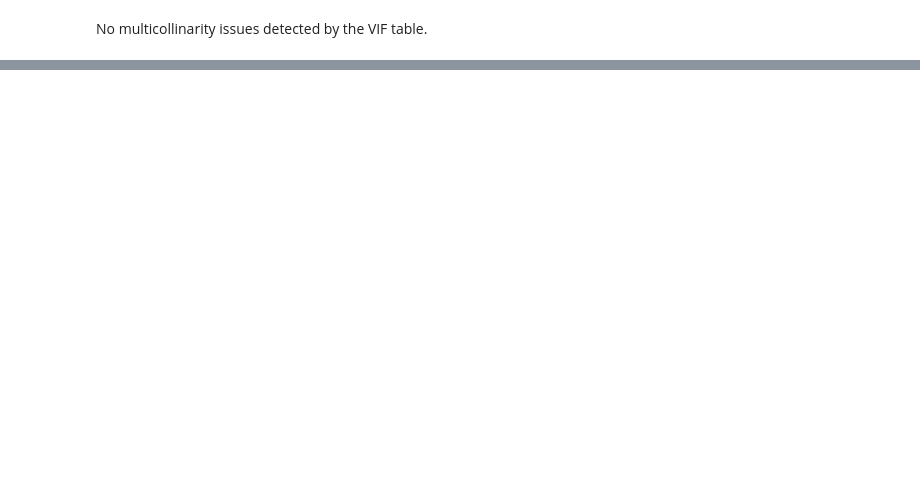
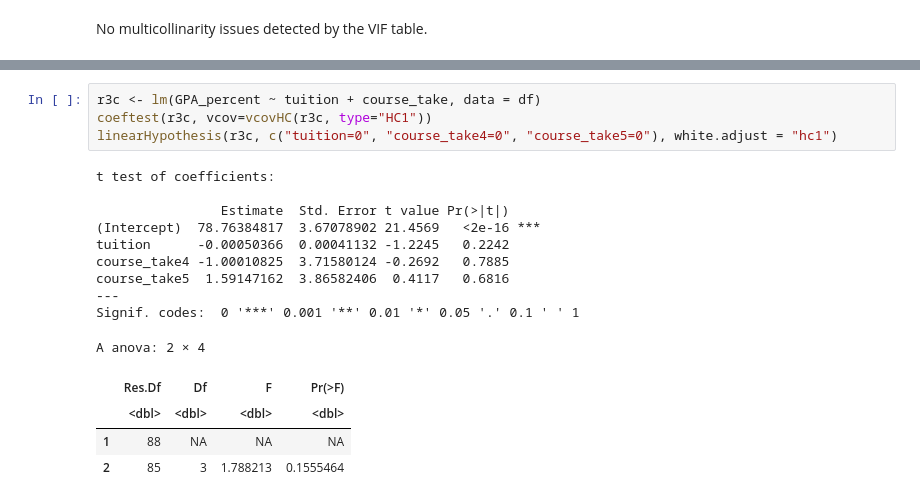
Before and after one commit to Speculatorrr/ECON326-Tuition-on-GPA-Regression, a Jupyter notebook: project.ipynb, the cells around one changed output, grey strips where cells are left out. Drawn from its saved outputs; the diff is of its cells as text; blank space fills up the shorter version.

```diff
--- a/project.ipynb
+++ b/project.ipynb
@@ -298,0 +340,19 @@ ggplot(df, aes(x = tuition, y = GPA_percent)) +
+# %%
+r3c <- lm(GPA_percent ~ tuition + course_take, data = df)
+coeftest(r3c, vcov=vcovHC(r3c, type="HC1"))
+linearHypothesis(r3c, c("tuition=0", "course_take4=0", "course_take5=0"), white.adjust = "hc1")
+# %% [output]
+t test of coefficients:
+
+                Estimate  Std. Error t value Pr(>|t|)
+(Intercept)  78.76384817  3.67078902 21.4569   <2e-16 ***
+tuition      -0.00050366  0.00041132 -1.2245   0.2242
+course_take4 -1.00010825  3.71580124 -0.2692   0.7885
+course_take5  1.59147162  3.86582406  0.4117   0.6816
+---
+Signif. codes:  0 '***' 0.001 '**' 0.01 '*' 0.05 '.' 0.1 ' ' 1
+A anova: 2 × 4
+|  | Res.Df | Df | F | Pr(>F) |
+|  | <dbl> | <dbl> | <dbl> | <dbl> |
+| 1 | 88 | NA | NA | NA |
+| 2 | 85 | 3 | 1.788213 | 0.1555464 |
```
Also changed, not shown: parts of 17 cells of this notebook.
